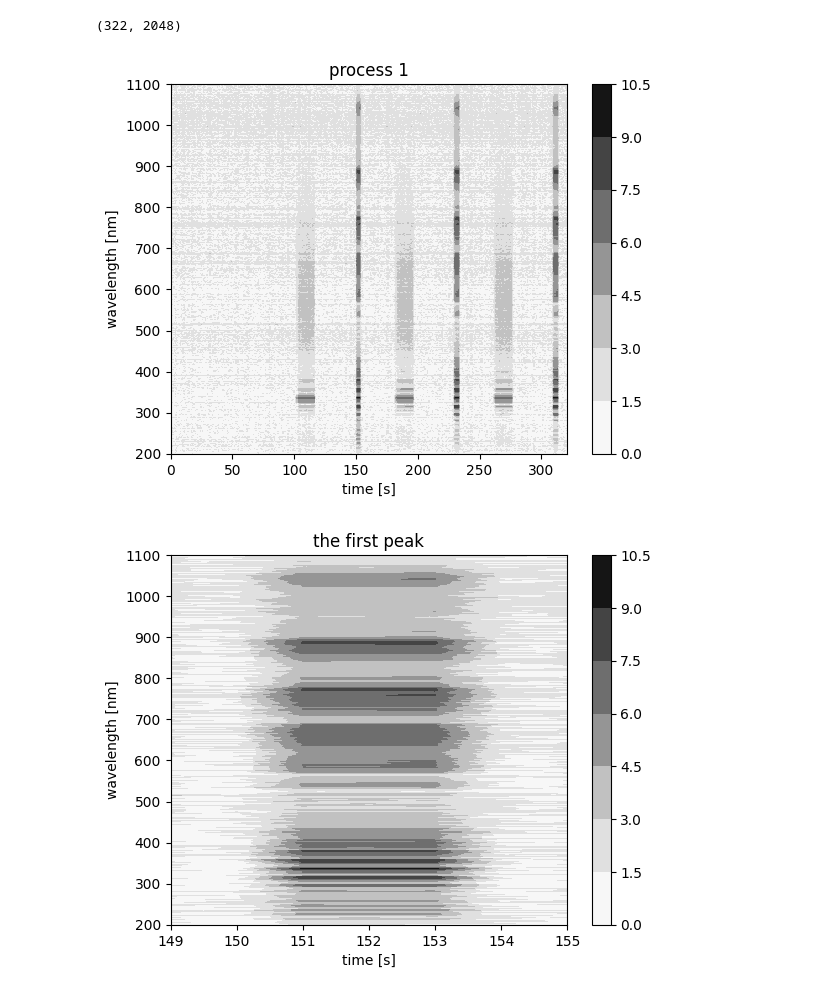
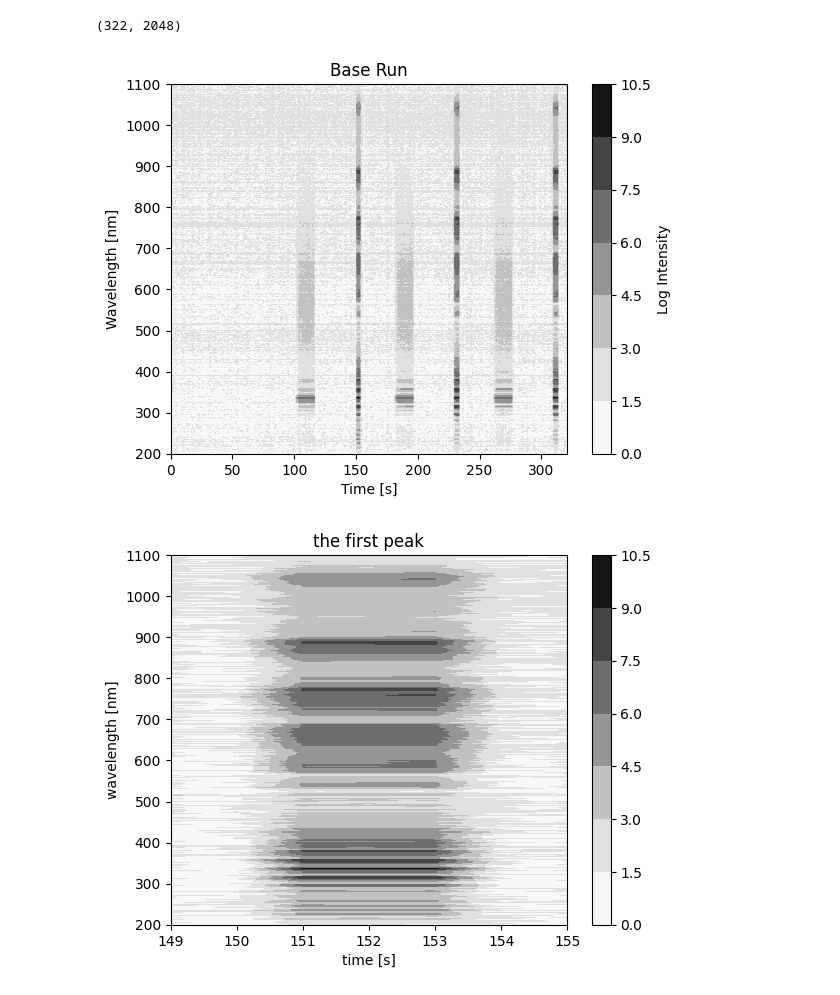
Before and after one commit to Materials-and-Devices-Center-under-KETI/OES_data, a Jupyter notebook: oes_test_log.ipynb, the cells around one changed output. Drawn from its saved outputs; the diff is of its cells as text; code cells hidden in the pictures.

```diff
--- a/oes_test_log.ipynb
+++ b/oes_test_log.ipynb
@@ -147,15 +147,16 @@ y = mm.transform(np.array(df23.columns).reshape(-1, 1)).flatten() * 1142 + 50
 # %%
 X, Y = np.meshgrid(x, y)
 Z = df23.T
 plt.contourf(X, Y, Z, cmap='Greys')
-plt.xlabel('time [s]')
-plt.ylabel('wavelength [nm]')
+plt.xlabel('Time [s]')
+plt.ylabel('Wavelength [nm]')
 plt.ylim(200,1100) # OES measurable spectral range
-plt.title('process 1')
-plt.colorbar()
+plt.title('Base Run')
+cbar = plt.colorbar()
+cbar.set_label('Log Intensity')
 plt.show()
 # %% [output]
-[figure, old version]
+[figure, new version]
 # %%
 plt.contourf(X, Y, Z, cmap='Greys')
 plt.xlabel('time [s]')
```
Also changed, not shown: 1 other file.
